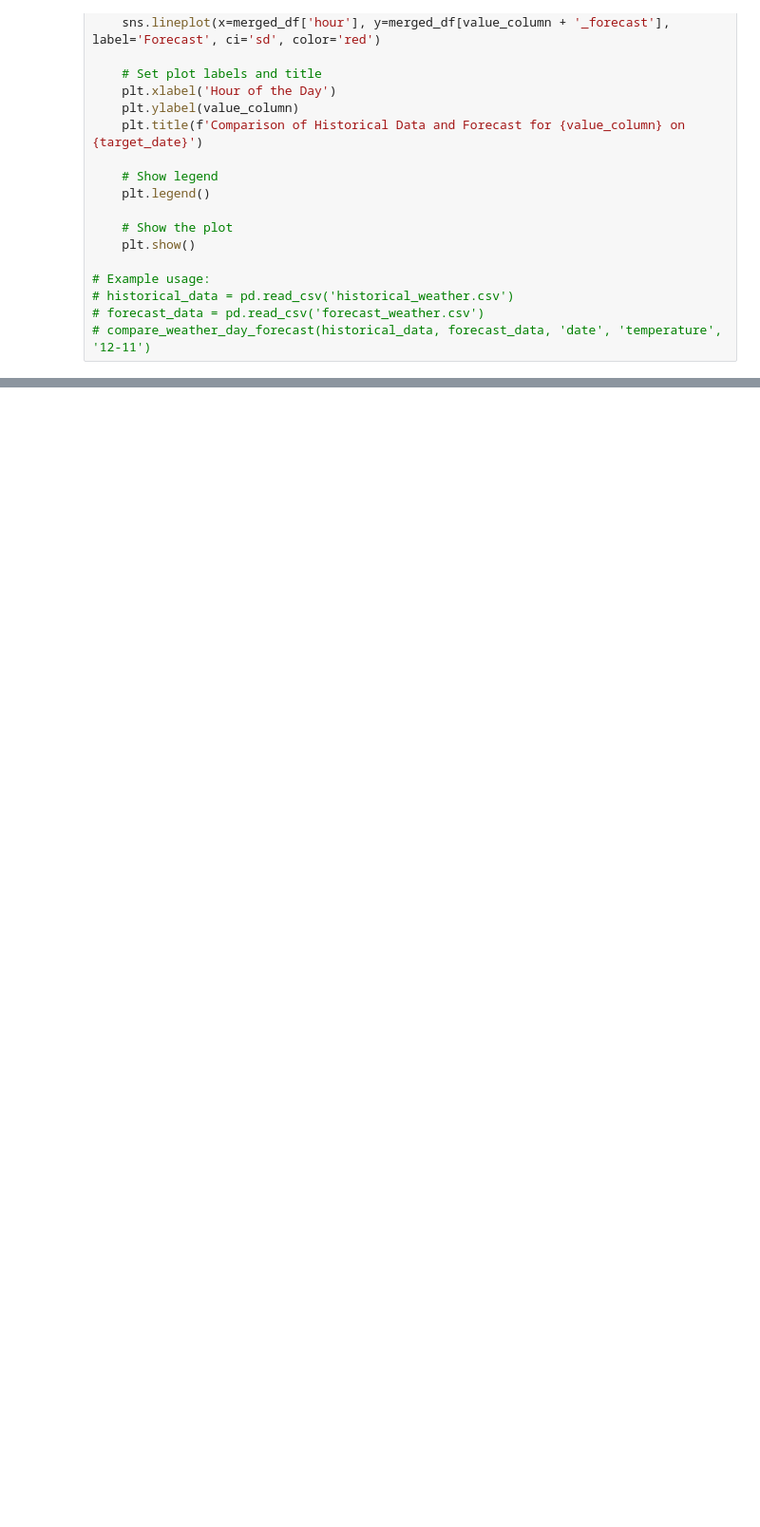
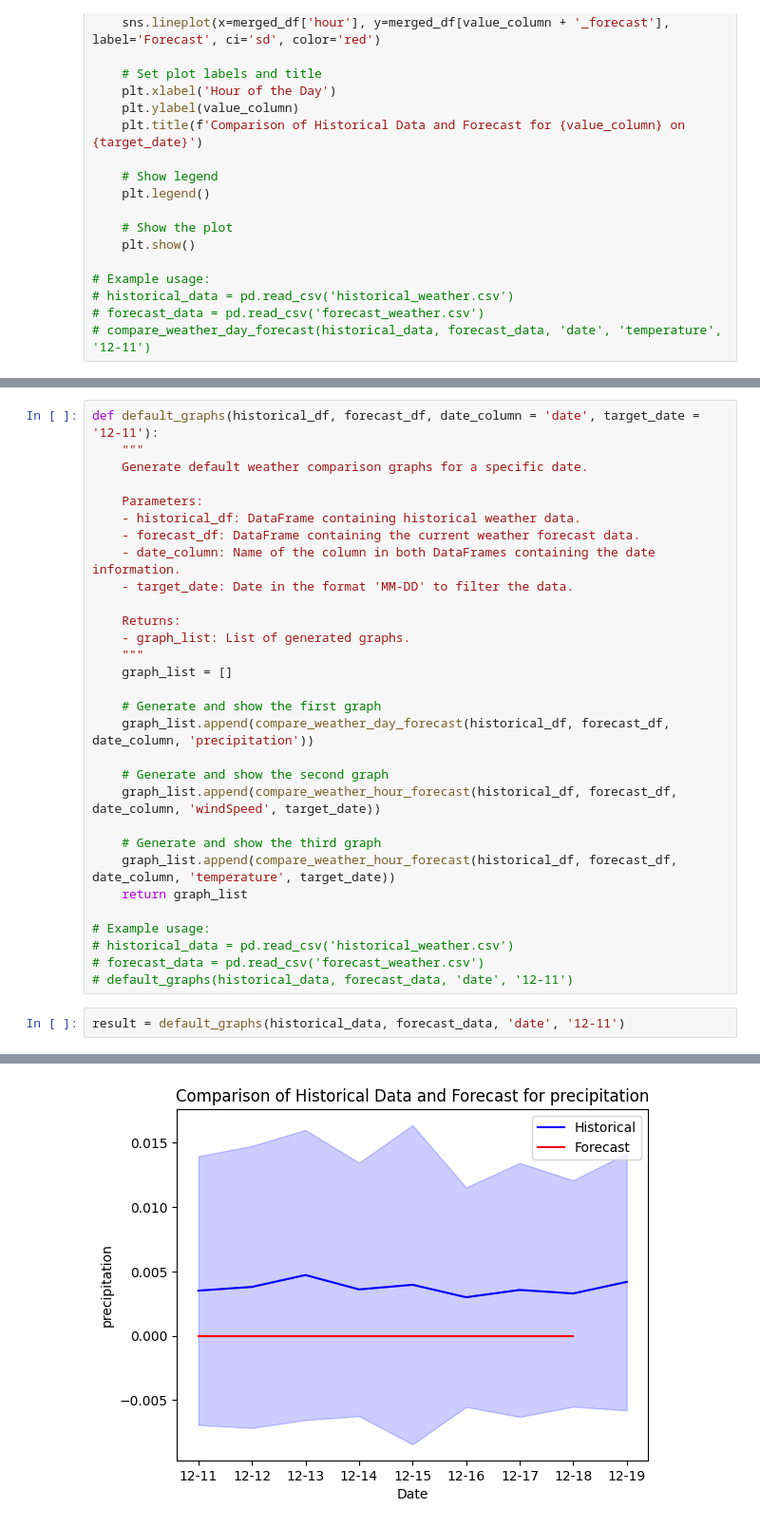
Before and after one commit to lightningcookies/weather386, a Jupyter notebook: graphs/test graphs.ipynb, the cells around one changed output, grey strips where cells are left out. Shown at 95% size. Cells and saved outputs as stored; diff of their text form; blank space fills up the shorter version.

```diff
--- a/graphs/test graphs.ipynb
+++ b/graphs/test graphs.ipynb
@@ -165,0 +166,33 @@ The `ci` parameter is deprecated. Use `errorbar='sd'` for the same effect.
+# %%
+def default_graphs(historical_df, forecast_df, date_column = 'date', target_date = '12-11'):
+    """
+    Generate default weather comparison graphs for a specific date.
+
+    Parameters:
+    - historical_df: DataFrame containing historical weather data.
+    - forecast_df: DataFrame containing the current weather forecast data.
+    - date_column: Name of the column in both DataFrames containing the date information.
+    - target_date: Date in the format 'MM-DD' to filter the data.
+
+    Returns:
+    - graph_list: List of generated graphs.
+    """
+    graph_list = []
+
+    # Generate and show the first graph
+    graph_list.append(compare_weather_day_forecast(historical_df, forecast_df, date_column, 'precipitation'))
+
+    # Generate and show the second graph
+    graph_list.append(compare_weather_hour_forecast(historical_df, forecast_df, date_column, 'windSpeed', target_date))
+
+    # Generate and show the third graph
+    graph_list.append(compare_weather_hour_forecast(historical_df, forecast_df, date_column, 'temperature', target_date))
+    return graph_list
+
+# Example usage:
+# historical_data = pd.read_csv('historical_weather.csv')
+# forecast_data = pd.read_csv('forecast_weather.csv')
+# default_graphs(historical_data, forecast_data, 'date', '12-11')
+# %%
+result = default_graphs(historical_data, forecast_data, 'date', '12-11')
+# %% [output]
@@ -165,0 +210 @@ The `ci` parameter is deprecated. Use `errorbar='sd'` for the same effect.
+[figure, added]
```
Also changed, not shown: parts of 4 cells of this notebook.
